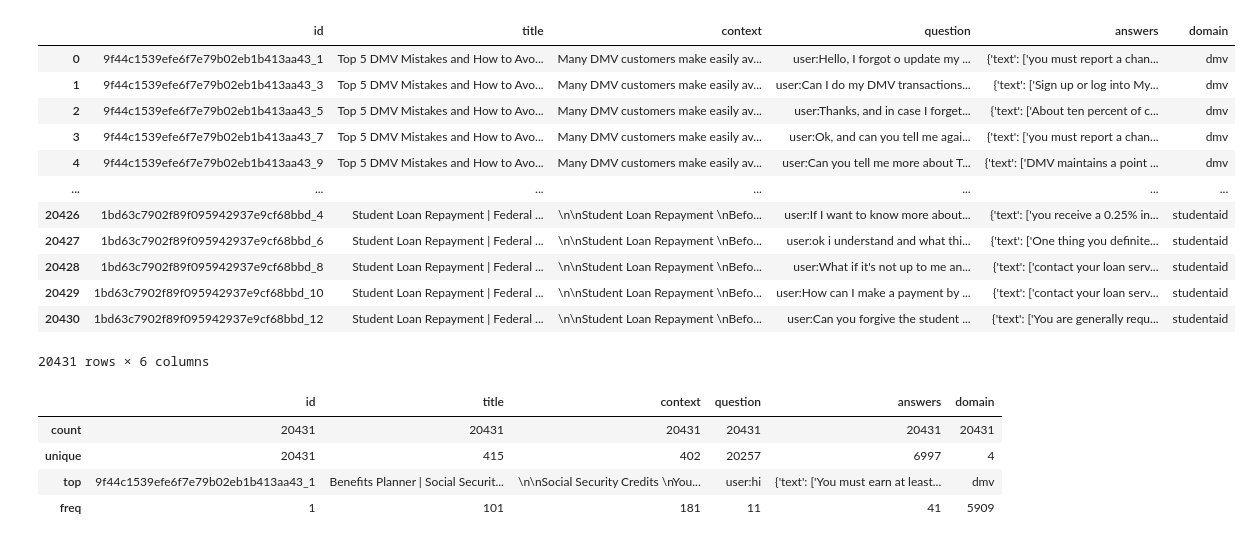
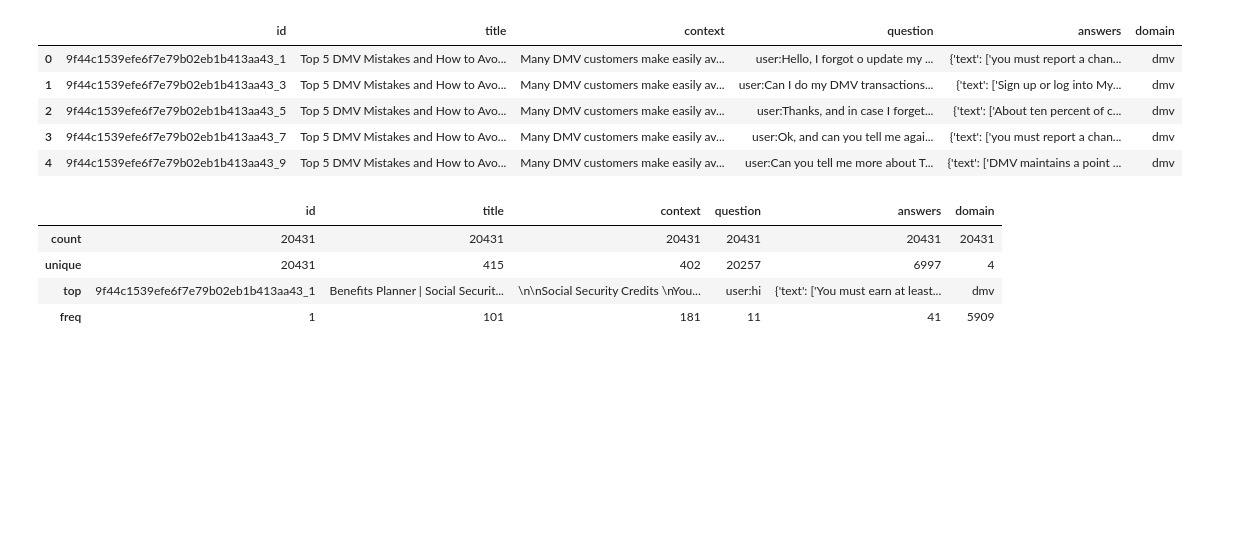
Before and after one commit to isabelladegen/nlp-2021, a Jupyter notebook: notebooks/RCDataInvestigation.ipynb, the cells around one changed output. Drawn from its saved outputs; the diff is of its cells as text; code cells hidden in the pictures; blank space fills up the shorter version.

```diff
--- a/notebooks/RCDataInvestigation.ipynb
+++ b/notebooks/RCDataInvestigation.ipynb
@@ -16,22 +14,15 @@ Reusing dataset doc2dial (./data_cache/doc2dial/doc2dial_rc/1.0.1/765cb4d9af421b
 # %%
 import pandas as pd
 
 rc_dataset_df = pd.DataFrame(data=rc_dataset)
-rc_dataset_df
+rc_dataset_df.head()
 # %% [output]
 |  | id | title | context | question | answers | domain |
 | 0 | 9f44c1539efe6f7e79b02eb1b413aa43_1 | Top 5 DMV Mistakes and How to Avo... | Many DMV customers make easily av... | user:Hello, I forgot o update my ... | {'text': ['you must report a chan... | dmv |
 | 1 | 9f44c1539efe6f7e79b02eb1b413aa43_3 | Top 5 DMV Mistakes and How to Avo... | Many DMV customers make easily av... | user:Can I do my DMV transactions... | {'text': ['Sign up or log into My... | dmv |
 | 2 | 9f44c1539efe6f7e79b02eb1b413aa43_5 | Top 5 DMV Mistakes and How to Avo... | Many DMV customers make easily av... | user:Thanks, and in case I forget... | {'text': ['About ten percent of c... | dmv |
 | 3 | 9f44c1539efe6f7e79b02eb1b413aa43_7 | Top 5 DMV Mistakes and How to Avo... | Many DMV customers make easily av... | user:Ok, and can you tell me agai... | {'text': ['you must report a chan... | dmv |
 | 4 | 9f44c1539efe6f7e79b02eb1b413aa43_9 | Top 5 DMV Mistakes and How to Avo... | Many DMV customers make easily av... | user:Can you tell me more about T... | {'text': ['DMV maintains a point ... | dmv |
-| ... | ... | ... | ... | ... | ... | ... |
-| 20426 | 1bd63c7902f89f095942937e9cf68bbd_4 | Student Loan Repayment | Federal ... | \n\nStudent Loan Repayment \nBefo... | user:If I want to know more about... | {'text': ['you receive a 0.25% in... | studentaid |
-| 20427 | 1bd63c7902f89f095942937e9cf68bbd_6 | Student Loan Repayment | Federal ... | \n\nStudent Loan Repayment \nBefo... | user:ok i understand and what thi... | {'text': ['One thing you definite... | studentaid |
-| 20428 | 1bd63c7902f89f095942937e9cf68bbd_8 | Student Loan Repayment | Federal ... | \n\nStudent Loan Repayment \nBefo... | user:What if it's not up to me an... | {'text': ['contact your loan serv... | studentaid |
-| 20429 | 1bd63c7902f89f095942937e9cf68bbd_10 | Student Loan Repayment | Federal ... | \n\nStudent Loan Repayment \nBefo... | user:How can I make a payment by ... | {'text': ['contact your loan serv... | studentaid |
-| 20430 | 1bd63c7902f89f095942937e9cf68bbd_12 | Student Loan Repayment | Federal ... | \n\nStudent Loan Repayment \nBefo... | user:Can you forgive the student ... | {'text': ['You are generally requ... | studentaid |
-20431 rows × 6 columns
 # %%
 rc_dataset_df.describe()
 # %% [output]
```
Also changed, not shown: parts of 5 cells of this notebook, 4 other files.
